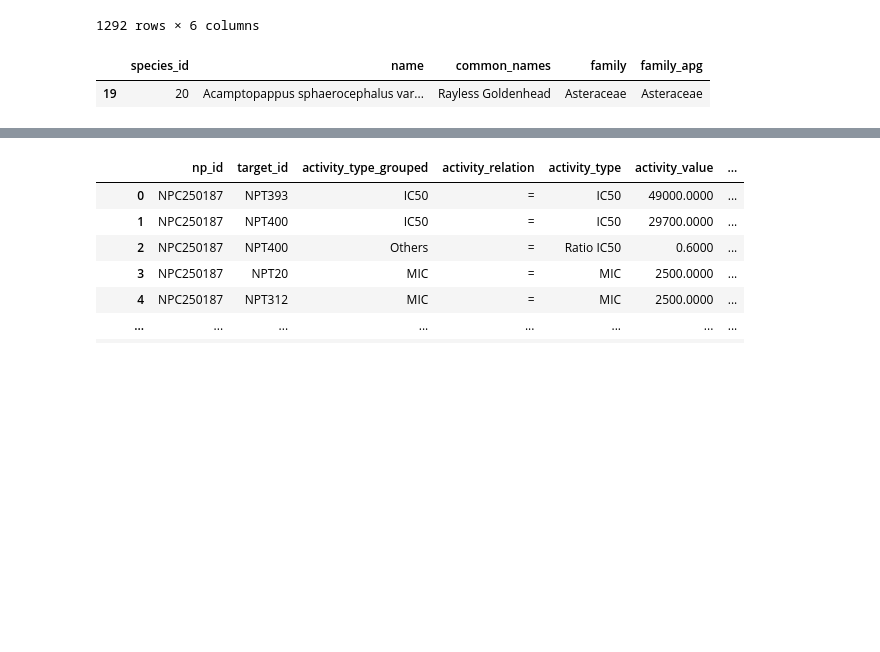
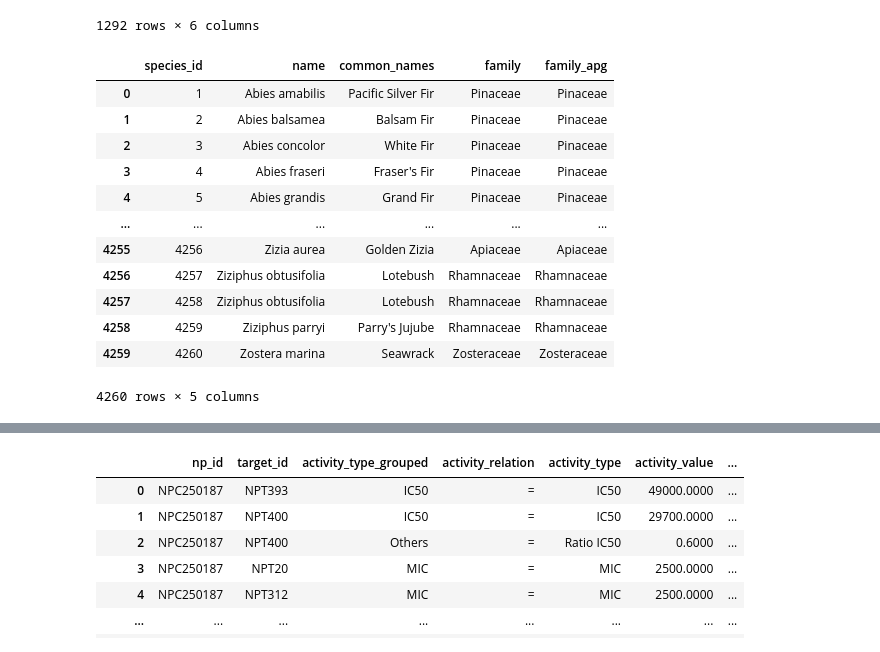
Before and after one commit to aymanehachcham/kg-PoC, a Jupyter notebook: playground.ipynb, the cells around one changed output, grey strips where cells are left out. Saved outputs shown, nothing was run; the diff lists cells and outputs as text; code cells hidden in the pictures; blank space fills up the shorter version.

```diff
--- a/playground.ipynb
+++ b/playground.ipynb
@@ -41,13 +41,27 @@ usage[usage['name'] == 'Analgesic']
 # %%
 species = pd.read_csv('datasets/naeb_dump/species.csv')
 # drop columns usda_code:
 species = species.drop(columns=['usda_code'])
 # rename id to species_id
 species = species.rename(columns={'id': 'species_id'})
-species[species['species_id'] == 20]
+# in the column name, take only the first 2 words in each row:
+species['name'] = species['name'].apply(lambda x: ' '.join(x.split()[:2]))
+
+species
 # %% [output]
 |  | species_id | name | common_names | family | family_apg |
-| 19 | 20 | Acamptopappus sphaerocephalus var... | Rayless Goldenhead | Asteraceae | Asteraceae |
+| 0 | 1 | Abies amabilis | Pacific Silver Fir | Pinaceae | Pinaceae |
+| 1 | 2 | Abies balsamea | Balsam Fir | Pinaceae | Pinaceae |
+| 2 | 3 | Abies concolor | White Fir | Pinaceae | Pinaceae |
+| 3 | 4 | Abies fraseri | Fraser's Fir | Pinaceae | Pinaceae |
+| 4 | 5 | Abies grandis | Grand Fir | Pinaceae | Pinaceae |
+| ... | ... | ... | ... | ... | ... |
+| 4255 | 4256 | Zizia aurea | Golden Zizia | Apiaceae | Apiaceae |
+| 4256 | 4257 | Ziziphus obtusifolia | Lotebush | Rhamnaceae | Rhamnaceae |
+| 4257 | 4258 | Ziziphus obtusifolia | Lotebush | Rhamnaceae | Rhamnaceae |
+| 4258 | 4259 | Ziziphus parryi | Parry's Jujube | Rhamnaceae | Rhamnaceae |
+| 4259 | 4260 | Zostera marina | Seawrack | Zosteraceae | Zosteraceae |
+4260 rows × 5 columns
 # %%
 sources = pd.read_csv('datasets/naeb_dump/sources.csv')
 # drop the columns: fulltext, address, school
```
Also changed, not shown: parts of 5 cells of this notebook, 11 other files.
